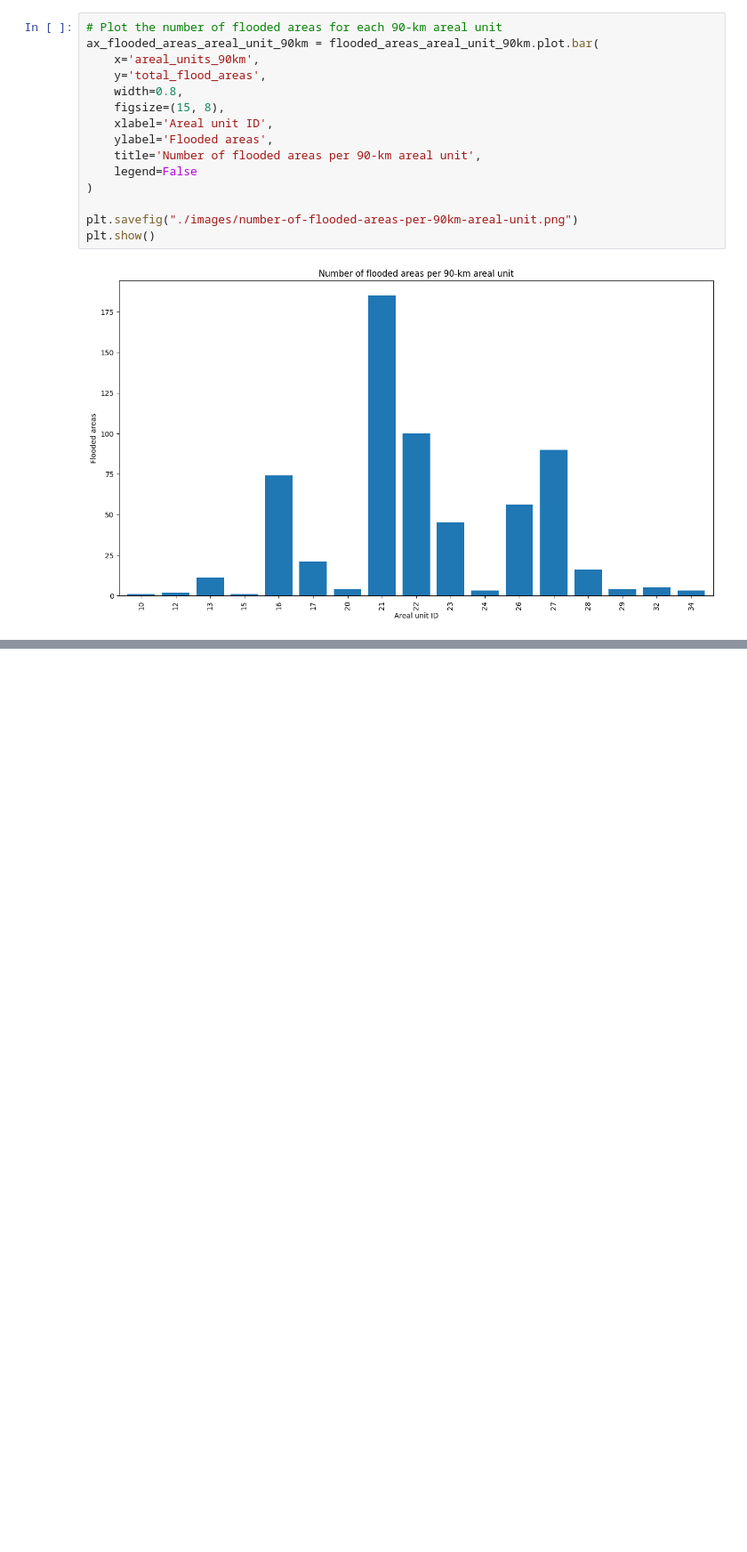
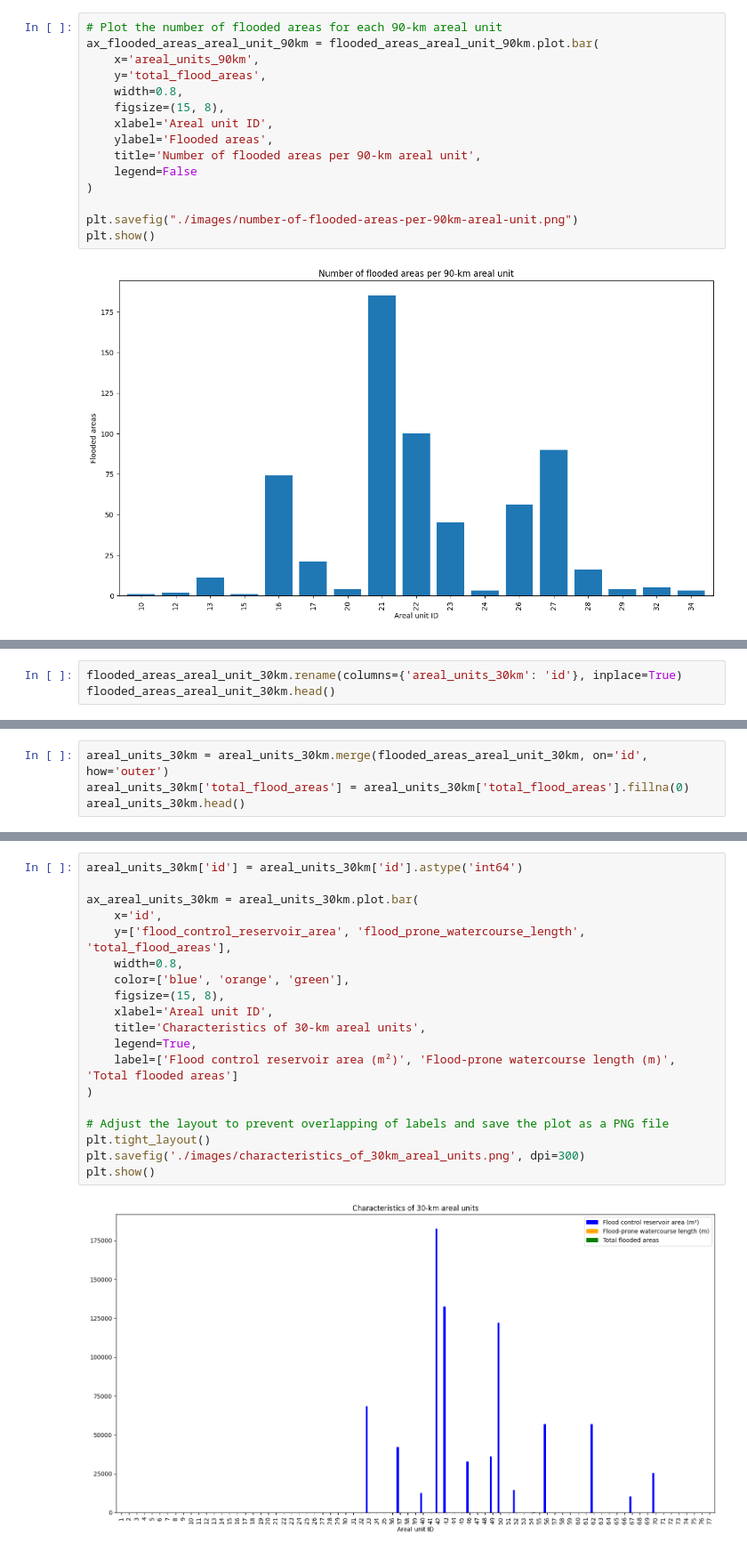
Before and after one commit to liviadegrossi/MBA-Monograph, a Jupyter notebook: data-exploration.ipynb, the cells around one changed output, grey strips where cells are left out. Shown at 89% size. Drawn from its saved outputs; the diff is of its cells as text; blank space fills up the shorter version.

Commit message:
Exploratory analysis - characteristics of each areal unit

```diff
--- a/data-exploration.ipynb
+++ b/data-exploration.ipynb
@@ -1142,0 +1155,3 @@ plt.show()
+# %%
+flooded_areas_areal_unit_30km.rename(columns={'areal_units_30km': 'id'}, inplace=True)
+flooded_areas_areal_unit_30km.head()
@@ -1142,0 +1165,4 @@ plt.show()
+# %%
+areal_units_30km = areal_units_30km.merge(flooded_areas_areal_unit_30km, on='id', how='outer')
+areal_units_30km['total_flood_areas'] = areal_units_30km['total_flood_areas'].fillna(0)
+areal_units_30km.head()
@@ -1142,0 +1176,21 @@ plt.show()
+# %%
+areal_units_30km['id'] = areal_units_30km['id'].astype('int64')
+
+ax_areal_units_30km = areal_units_30km.plot.bar(
+    x='id',
+    y=['flood_control_reservoir_area', 'flood_prone_watercourse_length', 'total_flood_areas'],
+    width=0.8,
+    color=['blue', 'orange', 'green'],
+    figsize=(15, 8),
+    xlabel='Areal unit ID',
+    title='Characteristics of 30-km areal units',
+    legend=True,
+    label=['Flood control reservoir area (m²)', 'Flood-prone watercourse length (m)', 'Total flooded areas']
+)
+
+# Adjust the layout to prevent overlapping of labels and save the plot as a PNG file
+plt.tight_layout()
+plt.savefig('./images/characteristics_of_30km_areal_units.png', dpi=300)
+plt.show()
+# %% [output]
+[figure, added]
```
Also changed, not shown: parts of 9 cells of this notebook, 3 other files.
